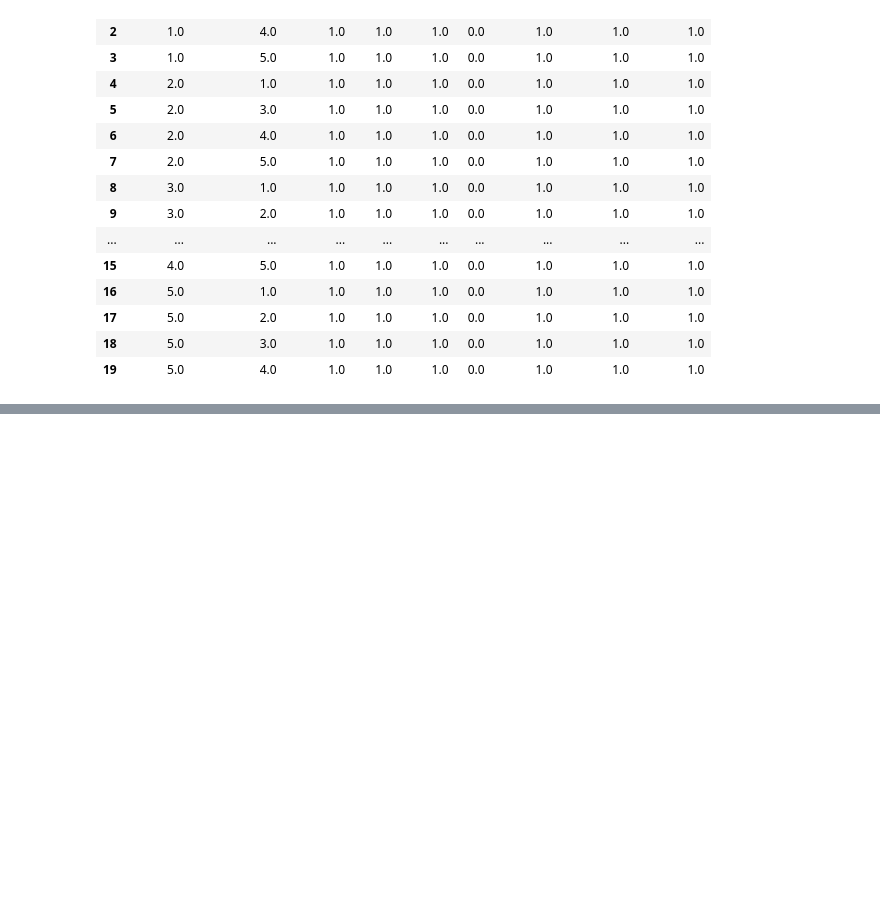
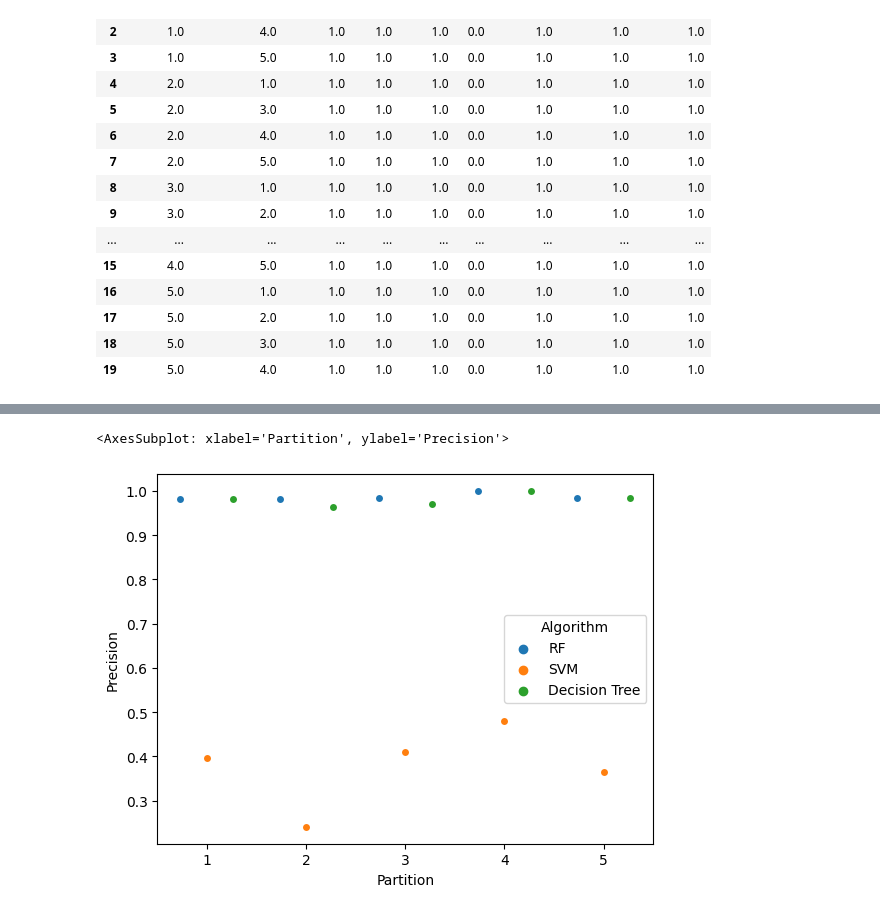
Before and after one commit to AnukulSri/DS_ML, a Jupyter notebook: Thyriod_prediction/hypothyroid.ipynb, the cells around one changed output, grey strips where cells are left out. Cells and saved outputs as stored; diff of their text form; code cells hidden in the pictures; blank space fills up the shorter version.

```diff
--- a/Thyriod_prediction/hypothyroid.ipynb
+++ b/Thyriod_prediction/hypothyroid.ipynb
@@ -1075,0 +1480,8 @@ fig12
+# %%
+sns.stripplot(
+    data=cdf, x="Partition", y="Precision", hue="Algorithm",
+    dodge=True, legend=True
+)
+# %% [output]
+<AxesSubplot: xlabel='Partition', ylabel='Precision'>
+[figure, added]
```
Also changed, not shown: parts of 53 cells of this notebook.
